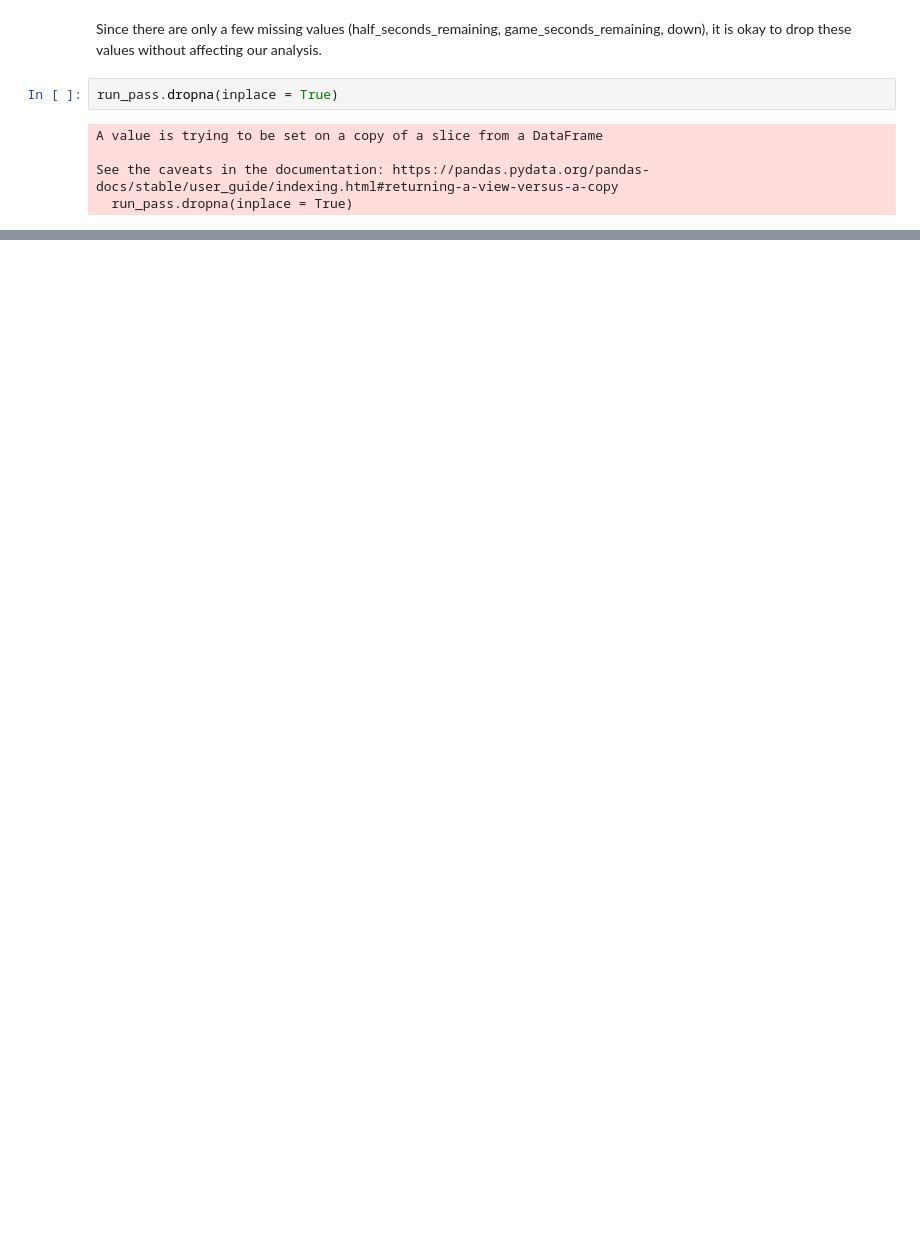
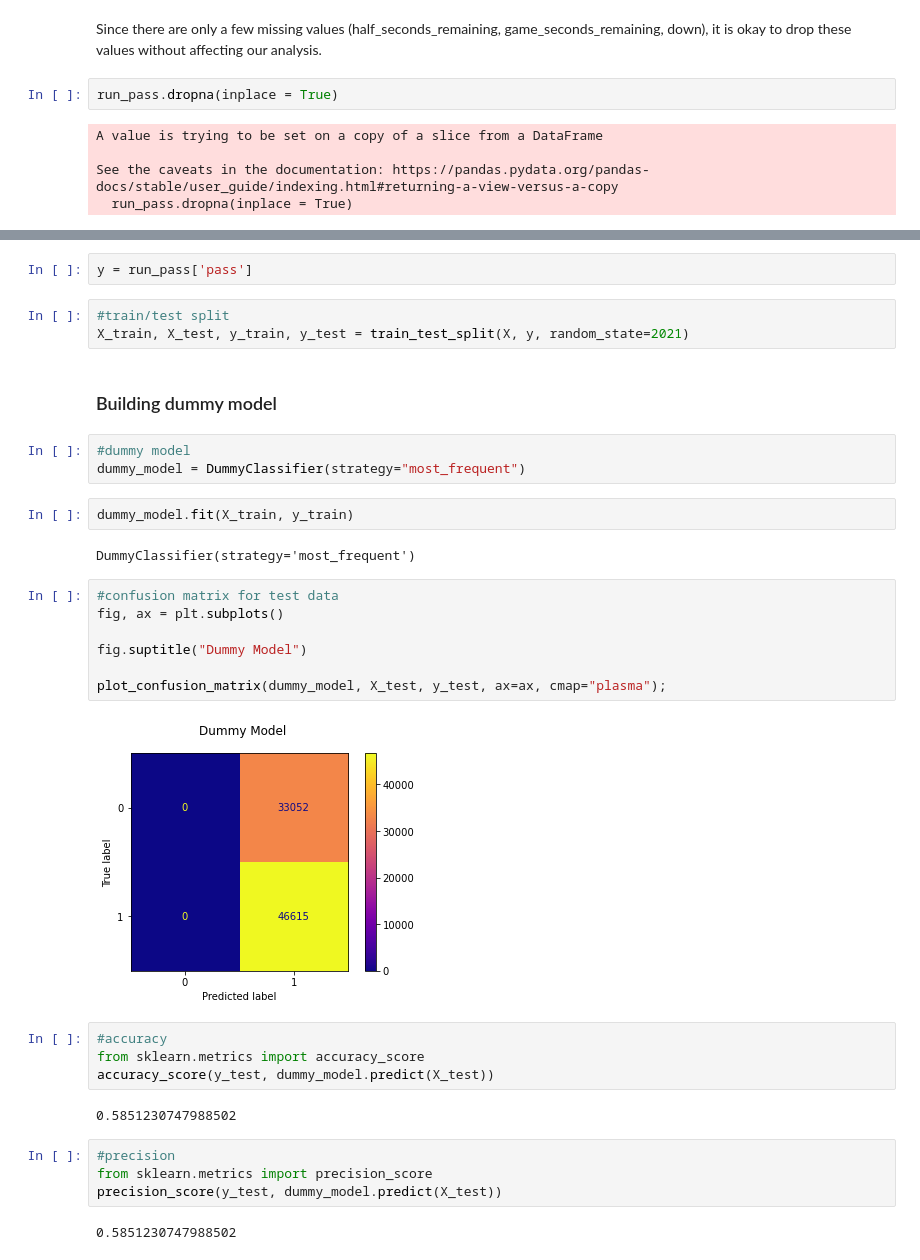
Before and after one commit to jhodgens17/nfl-run-or-pass, a Jupyter notebook: NFL Notebook.ipynb, the cells around one changed output, grey strips where cells are left out. Cells and saved outputs as stored; diff of their text form; blank space fills up the shorter version.

```diff
--- a/NFL Notebook.ipynb
+++ b/NFL Notebook.ipynb
@@ -244,0 +261,35 @@ memory usage: 70.5+ MB
+# %%
+y = run_pass['pass']
+# %%
+#train/test split
+X_train, X_test, y_train, y_test = train_test_split(X, y, random_state=2021)
+# %% [markdown]
+### Building dummy model
+# %%
+#dummy model
+dummy_model = DummyClassifier(strategy="most_frequent")
+# %%
+dummy_model.fit(X_train, y_train)
+# %% [output]
+DummyClassifier(strategy='most_frequent')
+# %%
+#confusion matrix for test data
+fig, ax = plt.subplots()
+
+fig.suptitle("Dummy Model")
+
+plot_confusion_matrix(dummy_model, X_test, y_test, ax=ax, cmap="plasma");
+# %% [output]
+[figure, added]
+# %%
+#accuracy
+from sklearn.metrics import accuracy_score
+accuracy_score(y_test, dummy_model.predict(X_test))
+# %% [output]
+0.5851230747988502
+# %%
+#precision
+from sklearn.metrics import precision_score
+precision_score(y_test, dummy_model.predict(X_test))
+# %% [output]
+0.5851230747988502
```
Also changed, not shown: parts of 19 cells of this notebook, 1 other file.
